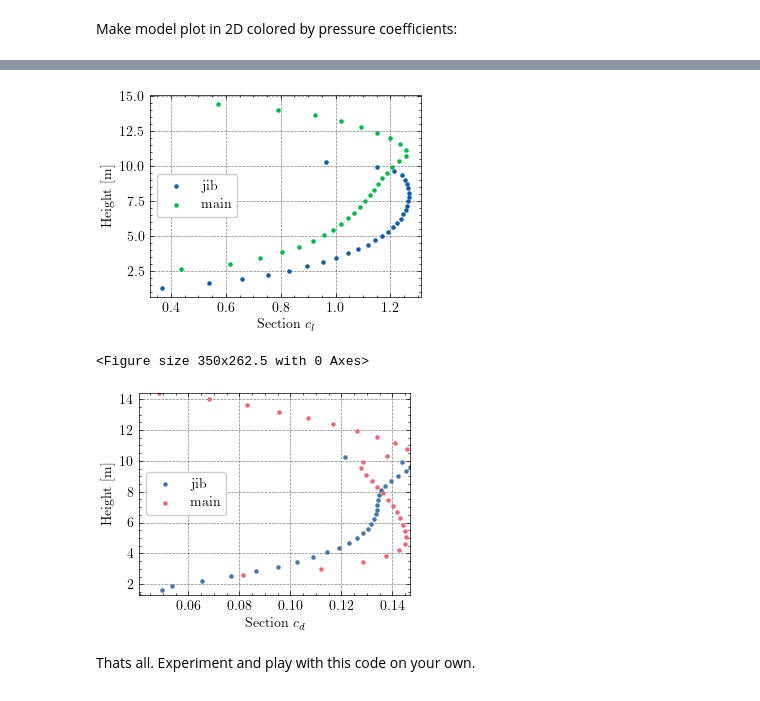
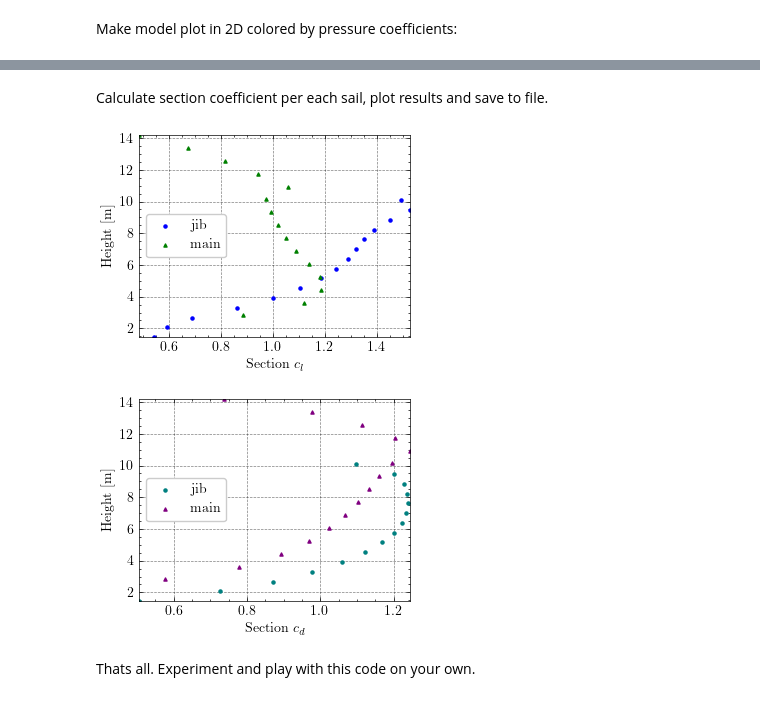
Before and after one commit to orgSailingVLM/vlmbook, a Jupyter notebook: chapters/examples/sailingvlm_example.ipynb, the cells around one changed output, grey strips where cells are left out. Drawn from its saved outputs; the diff is of its cells as text; code cells hidden in the pictures.

```diff
--- a/chapters/examples/sailingvlm_example.ipynb
+++ b/chapters/examples/sailingvlm_example.ipynb
@@ -193,46 +165,13 @@ for i in range(k):
-# %%
-import matplotlib.pyplot as plt
-import scienceplots
-%matplotlib inline
-
-plt.style.use(['science', 'grid'])
-section_number = np.arange(1, myvlm.n_spanwise+1, 1)
-
-fig = plt.figure()
-ax1 = fig.add_subplot(111)
-
-ax1.scatter(y1_data_list[0], sail_section_mean_cp_z[0], label='jib', s=5)
-ax1.scatter(y1_data_list[1], sail_section_mean_cp_z[1], label='main', s=5)
-plt.ylabel('Height [m]')
-plt.xlabel(r'Section $c_l$')
-plt.legend(loc='center left')
-ax1.autoscale(tight=True)
-plt.savefig('sailing_vlm_cl', dpi=300)
-plt.show()
-# %% [output]
-[figure, removed]
-<Figure size 350x262.5 with 0 Axes>
-# %%
-import matplotlib.pyplot as plt
-import scienceplots
-%matplotlib inline
-
-plt.style.use(['science', 'grid', 'bright'])
-
-section_number = np.arange(1, myvlm.n_spanwise+1, 1)
-
-fig = plt.figure()
-ax1 = fig.add_subplot(111)
-
-ax1.scatter(y2_data_list[0], sail_section_mean_cp_z[0], label='jib', s=5)
-ax1.scatter(y2_data_list[1], sail_section_mean_cp_z[1], label='main', s=5)
-plt.ylabel('Height [m]')
-plt.xlabel(r'Section $c_d$')
-plt.legend(loc='center left')
-ax1.autoscale(tight=True)
-plt.savefig('sailing_vlm_cd', dpi=300)
-plt.show()
-# %% [output]
-[figure, removed]
+# %% [markdown]
+Calculate section coefficient per each sail, plot results  and save to file.
+# %%
+from pySailingVLM.solver.panels_plotter import plot_cp, plot_section_coeff
+from pySailingVLM.solver.coefs import get_data_for_coeff_plot
+mean_cp, cl_data, cd_data = get_data_for_coeff_plot(myvlm, solver)
+plot_section_coeff(cd_data, mean_cp,  out.name,  'lift', ['blue', 'green'])
+plot_section_coeff(cl_data, mean_cp, out.name,  'drag',  ['teal', 'purple'])
+# %% [output]
+[figure, added]
+[figure, added]
 # %% [markdown]
 Thats all. Experiment and play with this code on your own.
```
Also changed, not shown: parts of 5 cells of this notebook, 8 other files.
